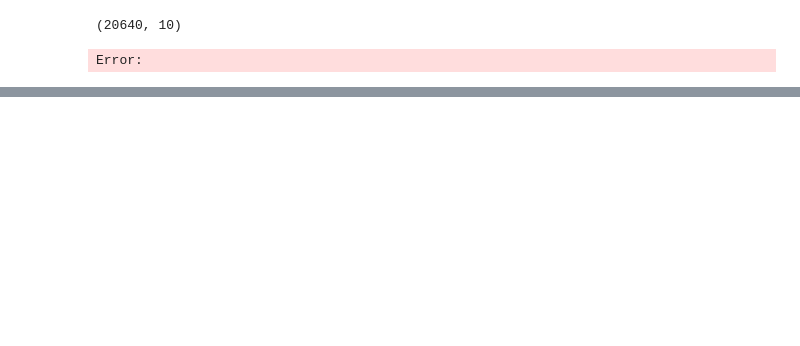
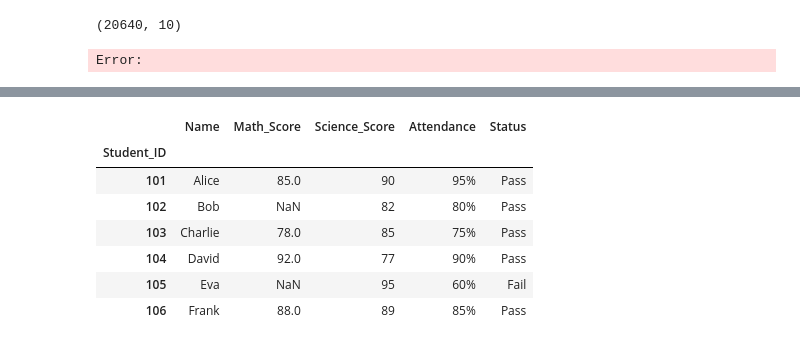
Before and after one commit to malik09-teach/ML-BASICS-PROJECTS-, a Jupyter notebook: working on CSV/CSVopreation.ipynb, the cells around one changed output, grey strips where cells are left out. Cells and saved outputs as stored; diff of their text form; code cells hidden in the pictures; blank space fills up the shorter version.

```diff
--- a/working on CSV/CSVopreation.ipynb
+++ b/working on CSV/CSVopreation.ipynb
@@ -213,0 +250,12 @@ Error:
+# %%
+data5=pd.read_csv("student.csv",index_col='Student_ID')
+data5
+# %% [output]
+|  | Name | Math_Score | Science_Score | Attendance | Status |
+| Student_ID |  |  |  |  |  |
+| 101 | Alice | 85.0 | 90 | 95% | Pass |
+| 102 | Bob | NaN | 82 | 80% | Pass |
+| 103 | Charlie | 78.0 | 85 | 75% | Pass |
+| 104 | David | 92.0 | 77 | 90% | Pass |
+| 105 | Eva | NaN | 95 | 60% | Fail |
+| 106 | Frank | 88.0 | 89 | 85% | Pass |
```
Also changed, not shown: parts of 12 cells of this notebook.
